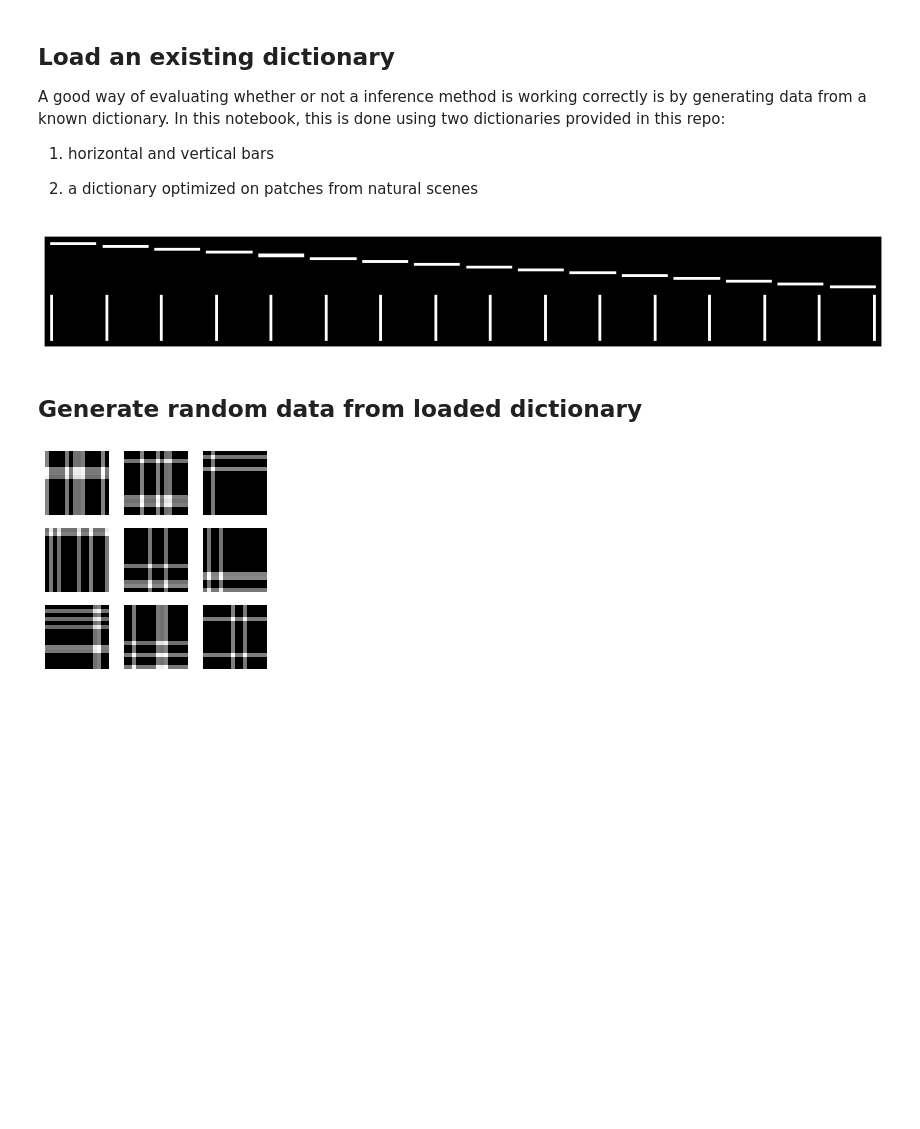
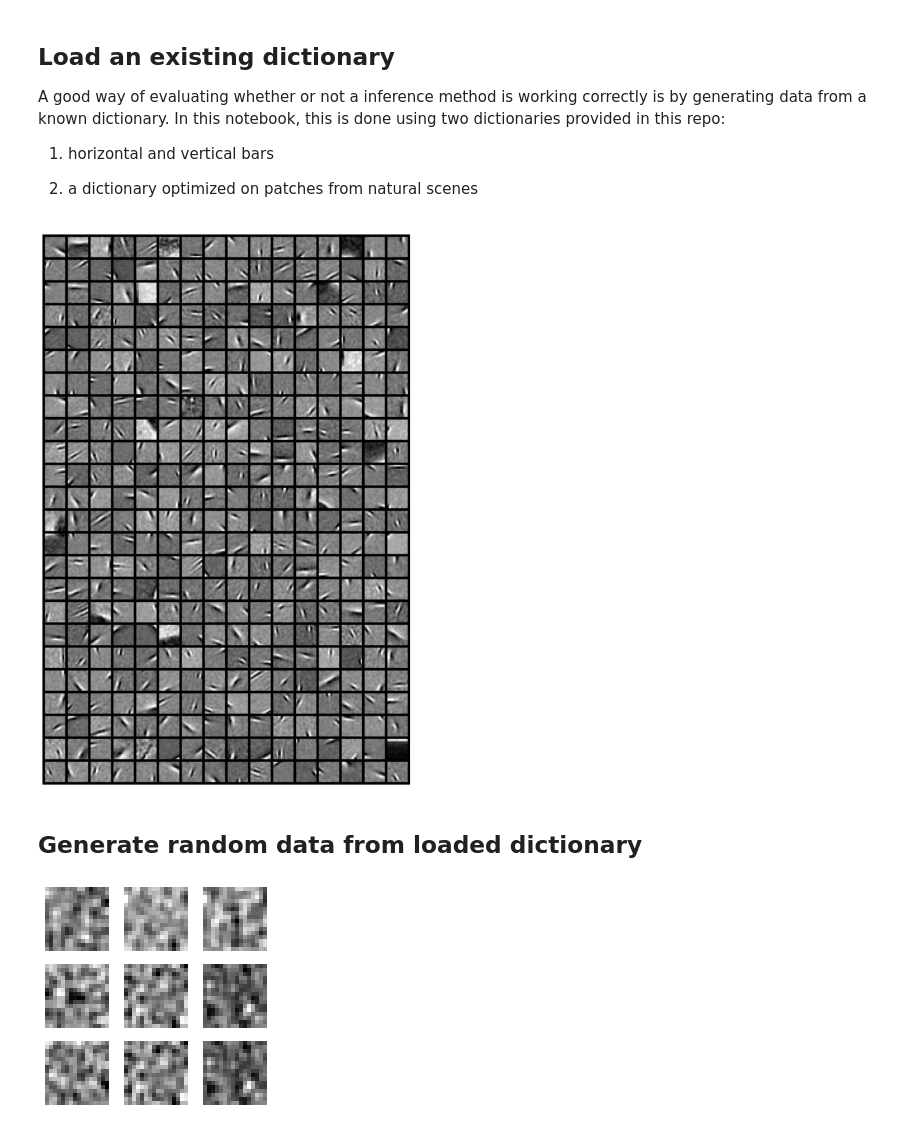
Before and after one commit to rctn/sparsecoding, a Jupyter notebook: examples/inference_example.ipynb, the cells around one changed output. Saved outputs shown, nothing was run; the diff lists cells and outputs as text; code cells hidden in the pictures; blank space fills up the shorter version.

```diff
--- a/examples/inference_example.ipynb
+++ b/examples/inference_example.ipynb
@@ -25,17 +18,13 @@ else:
-# %%
-dictionary_file = open(path,'rb')
-
-numpy_dictionary = pkl.load(dictionary_file)
-dictionary_file.close()
-dictionary = torch.tensor(numpy_dictionary.astype(np.float32))
-
-patch_size = int(np.sqrt(dictionary.shape[0]))
-n_basis = dictionary.shape[1]
-
-nrow = 16
-fig,ax = plot_dictionary(dictionary,nrow=nrow,size=16)
-# %% [output]
-[figure, removed]
+# %%
+# dictionary = load_bars_dictionary()
+dictionary = load_van_hateren_dictionary()
+patch_size = int(np.sqrt(dictionary.shape[0]))
+n_basis = dictionary.shape[1]
+
+nrow = 16
+fig,ax = plot_dictionary(dictionary,nrow=nrow,size=16)
+# %% [output]
+[figure, added]
 # %% [markdown]
 ## Generate random data from loaded dictionary
 # %%
@@ -59,7 +48,7 @@ for i in range(1, cols * rows + 1):
     plt.imshow(img.squeeze().reshape([patch_size,patch_size]), cmap="gray")
 plt.show()
 # %% [output]
-[figure, old version]
+[figure, new version]
 # %%
 # The Locally Competitive Algorithm
 lca = inference.LCA(coeff_lr=1e-3,threshold=0.1,n_iter=300)
```
Also changed, not shown: parts of 5 cells of this notebook, 8 other files.
